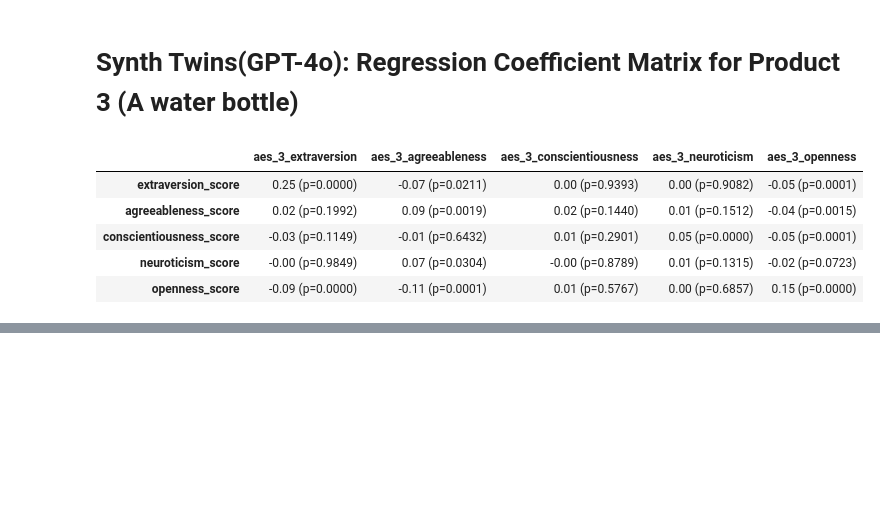
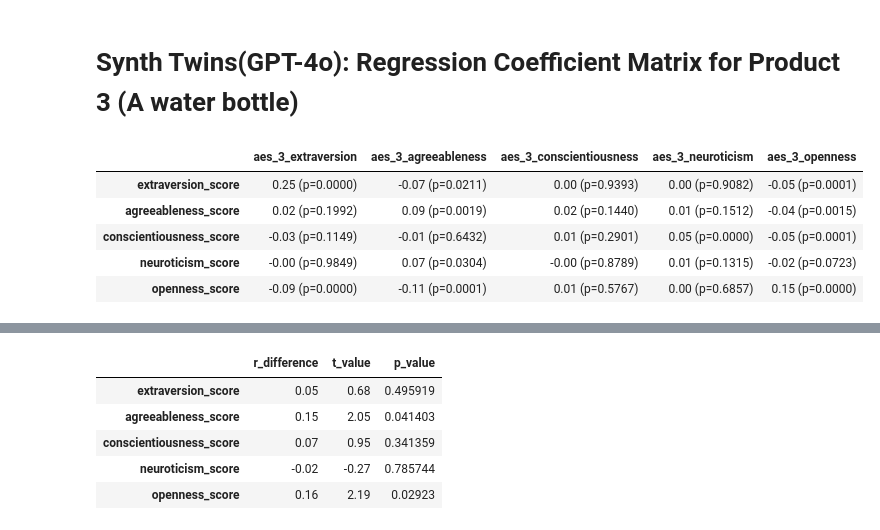
Before and after one commit to uploadedminds/synthetic-twin-agents-study, a Jupyter notebook: analysis/synthetic-participants/analysis_gpt.ipynb, the cells around one changed output, grey strips where cells are left out. Saved outputs shown, nothing was run; the diff lists cells and outputs as text; code cells hidden in the pictures; blank space fills up the shorter version.

Commit message:
add jennrich test

```diff
--- a/analysis/synthetic-participants/analysis_gpt.ipynb
+++ b/analysis/synthetic-participants/analysis_gpt.ipynb
@@ -711,0 +714,86 @@ Pearson Correlations with p-values - Product 3
+# %%
+import numpy as np
+import pandas as pd
+from scipy.stats import t
+
+def compute_r_difference_synths(synths_results, product_num, N):
+    """
+    Compute r-difference (difference in standardized regression coefficients) for synth twins only.
+
+    Args:
+    - human_results (pd.DataFrame): Regression coefficients for synth twins for a specific product.
+    - product_num (int): Product number (1, 2, or 3).
+    - N (int): Sample size.
+
+    Returns:
+    - pd.DataFrame: Table with r-differences, t-values, and p-values.
+    """
+    # Compute degrees of freedom
+    df = N - 2
+
+    def fisher_r_to_z(r):
+        """Apply Fisher's transformation to r."""
+        return 0.5 * np.log((1 + r) / (1 - r))
+
+    def compute_t_value(r_matched, r_mismatched, N):
+        """Compute t-value and p-value for r-difference."""
+        z_matched = fisher_r_to_z(r_matched)
+        z_mismatched = fisher_r_to_z(r_mismatched)
+
+        SE = np.sqrt((1 / (N - 3)) + (1 / (N - 3)))
+        t_value = (z_matched - z_mismatched) / SE
+        p_value = 2 * (1 - t.cdf(abs(t_value), df))
+
+        return t_value, p_value
+
+    # Dynamically construct the matched-mismatched AES columns for the given product
+    matched_mismatched_pairs = {
+        "extraversion_score": (f"aes_{product_num}_extraversion", f"aes_{product_num}_neuroticism"),
+        "agreeableness_score": (f"aes_{product_num}_agreeableness", f"aes_{product_num}_openness"),
+        "conscientiousness_score": (f"aes_{product_num}_conscientiousness", f"aes_{product_num}_extraversion"),
+        "neuroticism_score": (f"aes_{product_num}_neuroticism", f"aes_{product_num}_conscientiousness"),
+        "openness_score": (f"aes_{product_num}_openness", f"aes_{product_num}_agreeableness"),
+    }
+
+    # Initialize results DataFrame
+    results = pd.DataFrame(index=matched_mismatched_pairs.keys(), columns=["r_difference", "t_value", "p_value"])
+
+    # Compute r-difference for each trait
+    for trait, (matched_col, mismatched_col) in matched_mismatched_pairs.items():
+        if matched_col in synths_results.columns and mismatched_col in synths_results.columns:
+            # Extract beta coefficient (ignoring p-values in parentheses)
+            r_matched = float(synths_results.loc[trait, matched_col].split()[0])
+            r_mismatched = float(synths_results.loc[trait, mismatched_col].split()[0])
+
+            # Compute r-difference
+            r_diff = r_matched - r_mismatched
+
+            # Compute t-test values
+            t_val, p_val = compute_t_value(r_matched, r_mismatched, N)
+
+            # Store results
+            results.loc[trait, "r_difference"] = f'{r_diff:.2f}'
+            results.loc[trait, "t_value"] = f'{t_val:.2f}'
+            results.loc[trait, "p_value"] = p_val
+        else:
+            print(f"Missing data for {trait} in product {product_num}. Check if columns exist in synths_results.")
+
+    return results
+
+
+
+# Compute r-differences for all three products
+r_difference_synths_product1 = compute_r_difference_synths(regression_results[1], product_num=1, N=373)
+r_difference_synths_product2 = compute_r_difference_synths(regression_results[2], product_num=2, N=373)
+r_difference_synths_product3 = compute_r_difference_synths(regression_results[3], product_num=3, N=373)
+
+# Display results
+print("R-Difference Table for Synths Twins (Product 1)")
+display(r_difference_synths_product1)
+
+print("R-Difference Table for Synths Twins (Product 2)")
+display(r_difference_synths_product2)
+
+print("R-Difference Table for Synths Twins (Product 3)")
+display(r_difference_synths_product3)
+# %% [output]
@@ -711,0 +801,6 @@ Pearson Correlations with p-values - Product 3
+|  | r_difference | t_value | p_value |
+| extraversion_score | 0.05 | 0.68 | 0.495919 |
+| agreeableness_score | 0.15 | 2.05 | 0.041403 |
+| conscientiousness_score | 0.07 | 0.95 | 0.341359 |
+| neuroticism_score | -0.02 | -0.27 | 0.785744 |
+| openness_score | 0.16 | 2.19 | 0.02923 |
```
Also changed, not shown: parts of 2 cells of this notebook.
